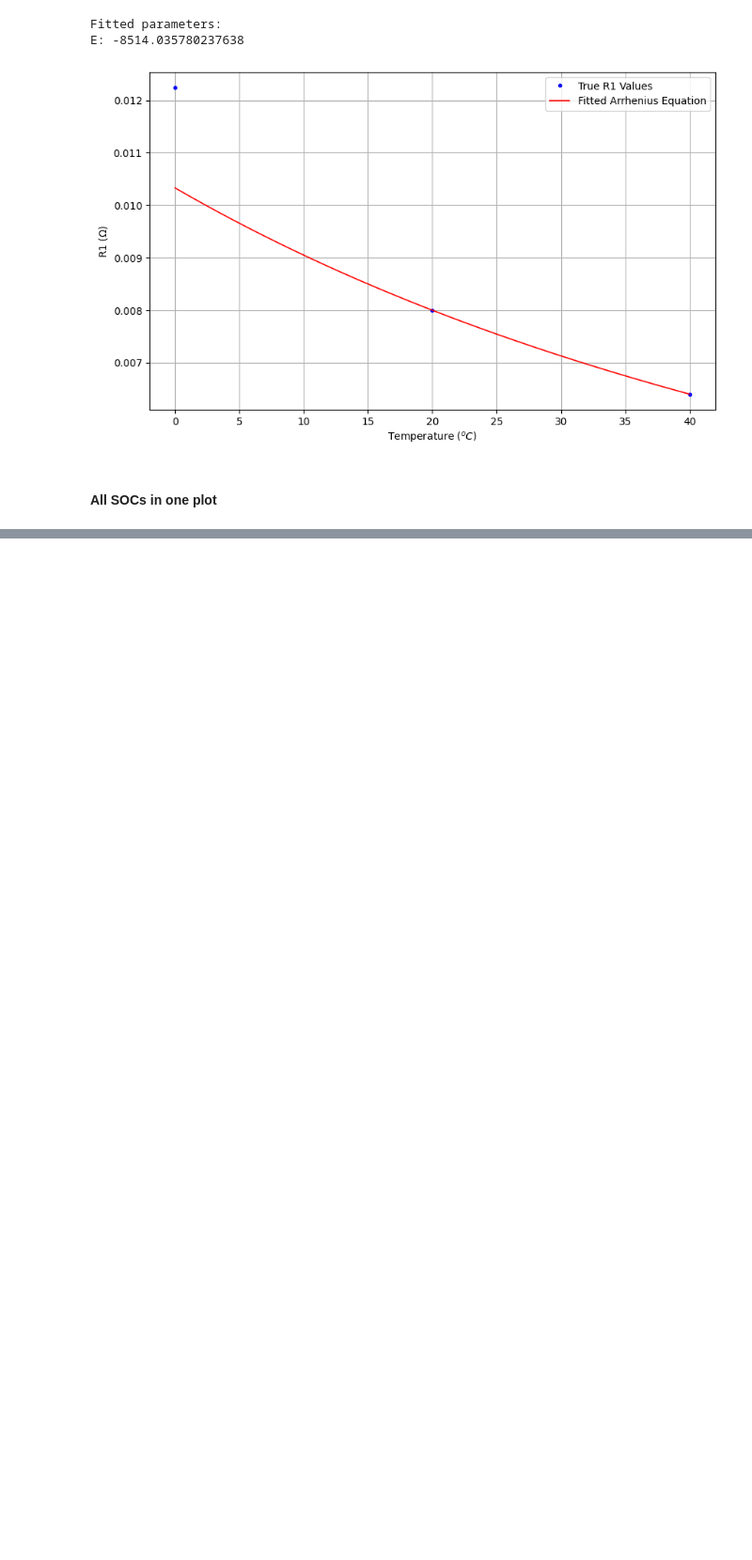
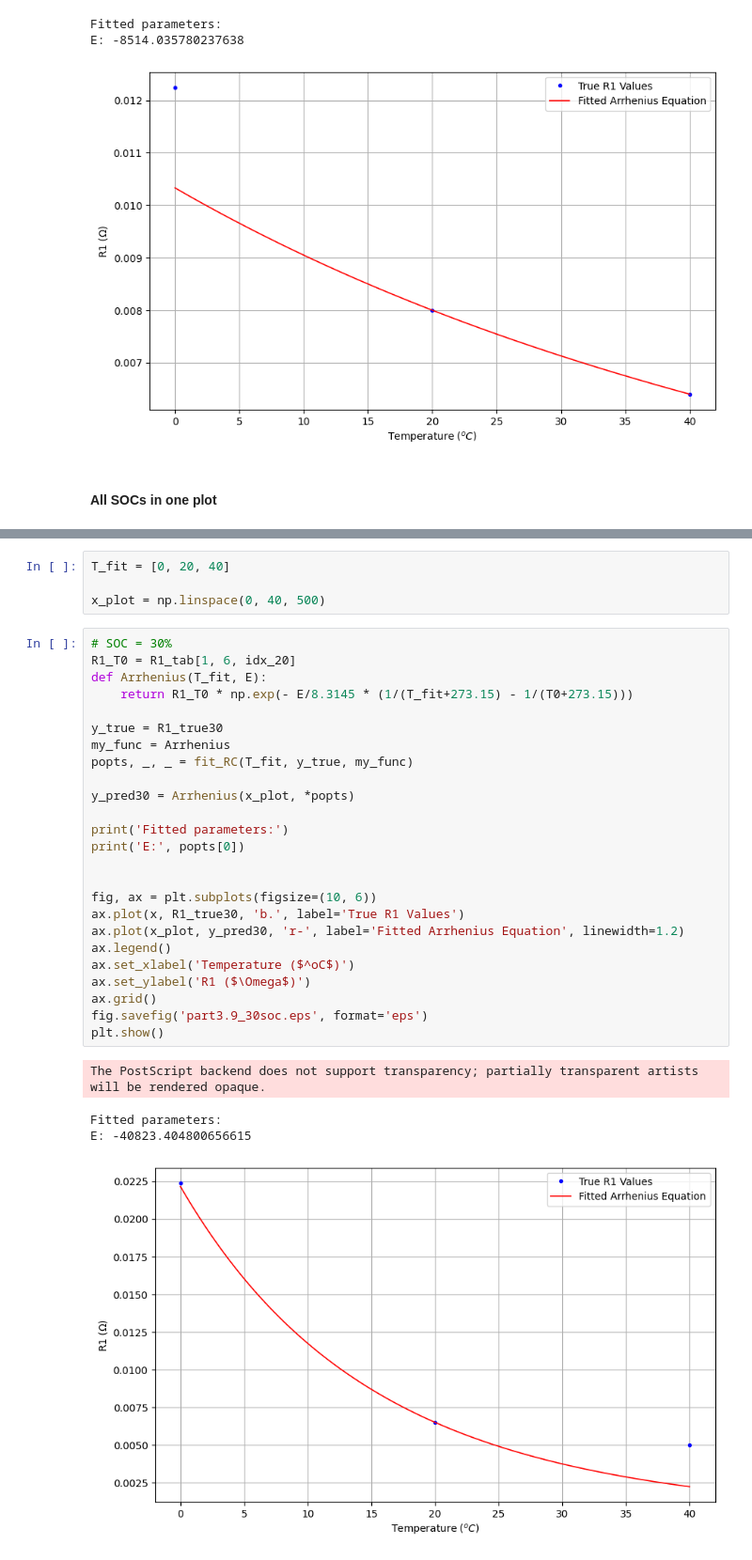
Before and after one commit to sunfanyi/modelling-of-lithium-ion-batteries, a Jupyter notebook: part_3.9.ipynb, the cells around one changed output, grey strips where cells are left out. Shown at 94% size. Cells and saved outputs as stored; diff of their text form; blank space fills up the shorter version.

```diff
--- a/part_3.9.ipynb
+++ b/part_3.9.ipynb
@@ -482,0 +530,34 @@ plt.show()
+# %%
+T_fit = [0, 20, 40]
+
+x_plot = np.linspace(0, 40, 500)
+# %%
+# SOC = 30%
+R1_T0 = R1_tab[1, 6, idx_20]
+def Arrhenius(T_fit, E):
+    return R1_T0 * np.exp(- E/8.3145 * (1/(T_fit+273.15) - 1/(T0+273.15)))
+
+y_true = R1_true30
+my_func = Arrhenius
+popts, _, _ = fit_RC(T_fit, y_true, my_func)
+
+y_pred30 = Arrhenius(x_plot, *popts)
+
+print('Fitted parameters:')
+print('E:', popts[0])
+
+
+fig, ax = plt.subplots(figsize=(10, 6))
+ax.plot(x, R1_true30, 'b.', label='True R1 Values')
+ax.plot(x_plot, y_pred30, 'r-', label='Fitted Arrhenius Equation', linewidth=1.2)
+ax.legend()
+ax.set_xlabel('Temperature ($^oC$)')
+ax.set_ylabel('R1 ($\Omega$)')
+ax.grid()
+fig.savefig('part3.9_30soc.eps', format='eps')
+plt.show()
+# %% [output]
+The PostScript backend does not support transparency; partially transparent artists will be rendered opaque.
+Fitted parameters:
+E: -40823.404800656615
+[figure, added]
```
Also changed, not shown: parts of 16 cells of this notebook, 6 other files.
